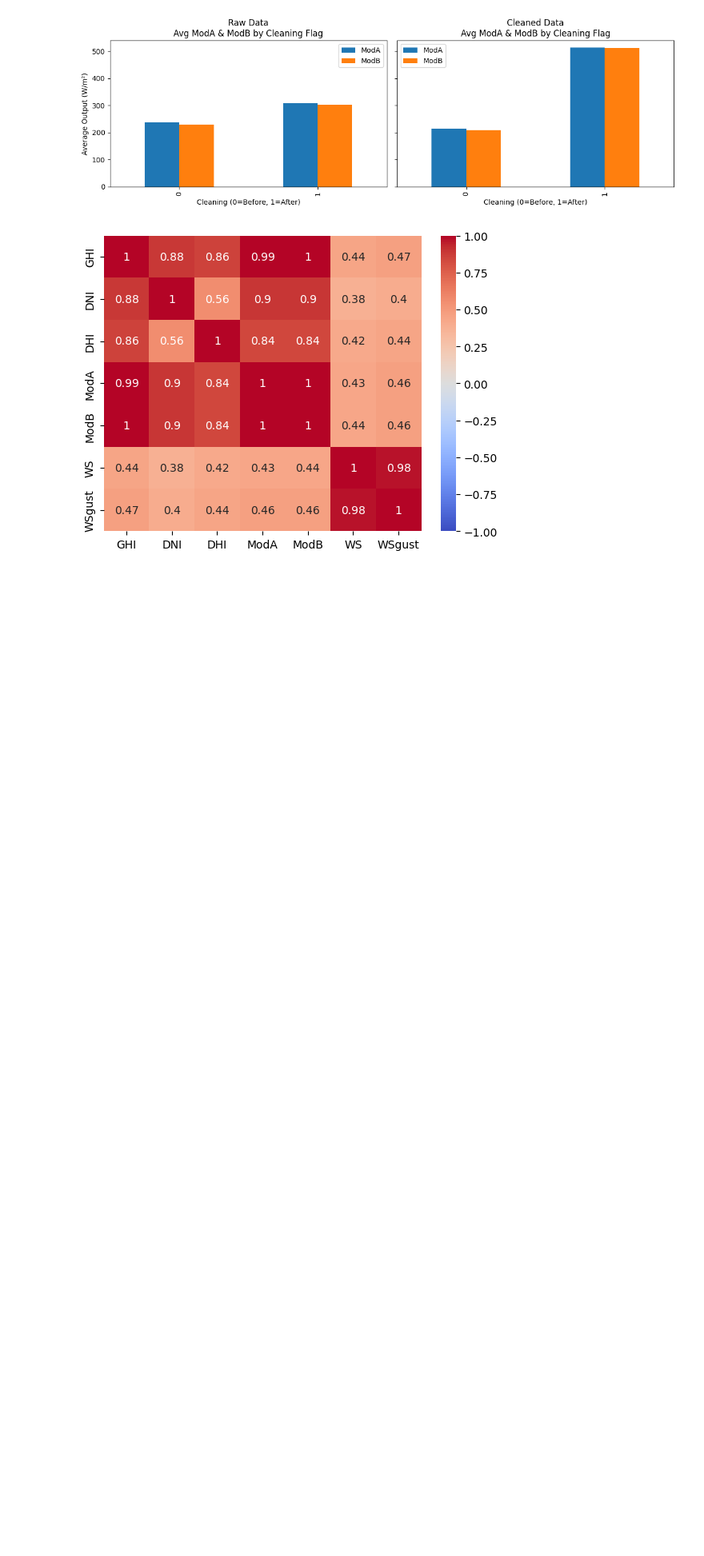
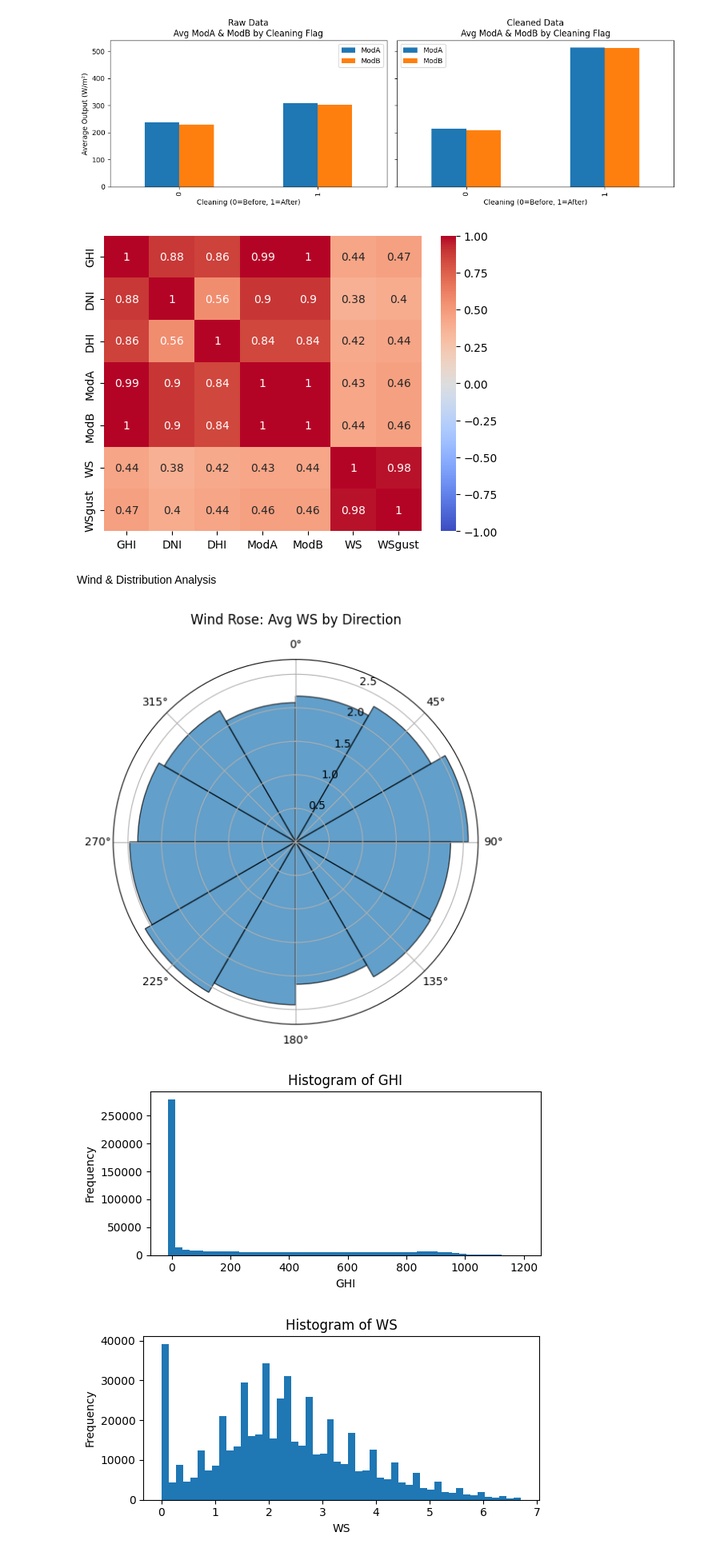
Before and after one commit to befkir/solar-challenge-week1, a Jupyter notebook: notebooks/togo_eda.ipynb, the cells around one changed output. Shown at 80% size. Cells and saved outputs as stored; diff of their text form; code cells hidden in the pictures; blank space fills up the shorter version.

Commit message:
Completed: Wind & Distribution Analysis, Temperature Analysis and Bubble Chart

```diff
--- a/notebooks/togo_eda.ipynb
+++ b/notebooks/togo_eda.ipynb
@@ -384,3 +384,54 @@ def draw():
 corr = draw()
 # %% [output]
 [figure]
+# %% [markdown]
+Wind & Distribution Analysis
+# %%
+# 1. Wind Rose (radial bar of avg WS by WD)
+dir_bins = np.linspace(0, 360, 13)  # 12 sectors of 30°
+speed_by_dir = df.groupby(pd.cut(df['WD'], dir_bins))['WS'].mean()
+# Compute mid-angles for each bin
+angles = np.deg2rad((dir_bins[:-1] + dir_bins[1:]) / 2)
+
+plt.figure(figsize=(6,6))
+ax = plt.subplot(projection='polar')
+ax.bar(angles, speed_by_dir, width=np.deg2rad(30), edgecolor='k', alpha=0.7)
+ax.set_theta_zero_location('N')       # 0° at top (North)
+ax.set_theta_direction(-1)            # Degrees increase clockwise
+ax.set_title("Wind Rose: Avg WS by Direction", y=1.08)
+plt.show()
+
+# 2. Histograms for GHI and WS
+for col in ['GHI', 'WS']:
+    plt.figure(figsize=(6,3))
+    plt.hist(df[col].dropna(), bins=50)
+    plt.title(f"Histogram of {col}")
+    plt.xlabel(col)
+    plt.ylabel("Frequency")
+    plt.tight_layout()
+    plt.show()
+
+# 3. Temperature Analysis: RH’s influence
+for x, y in [('RH', 'Tamb'), ('RH', 'GHI')]:
+    plt.figure(figsize=(5,4))
+    plt.scatter(df[x], df[y], s=10, alpha=0.3)
+    plt.xlabel(f"{x} (%)")
+    plt.ylabel(f"{y}")
+    plt.title(f"{y} vs. {x}")
+    plt.tight_layout()
+    plt.show()
+
+# 4. Bubble Chart: GHI vs. Tamb, bubble size ∝ RH
+plt.figure(figsize=(6,4))
+# normalize RH for marker size scaling (optional)
+sizes = (df['RH'] / df['RH'].max()) * 100
+plt.scatter(df['Tamb'], df['GHI'], s=sizes, alpha=0.4)
+plt.xlabel("Ambient Temperature (°C)")
+plt.ylabel("GHI (W/m²)")
+plt.title("GHI vs. Tamb (bubble size ∝ RH)")
+plt.tight_layout()
+plt.show()
+# %% [output]
+[figure, added]
+[figure, added]
+[figure, added]
```
Also changed, not shown: parts of 1 cell of this notebook.
